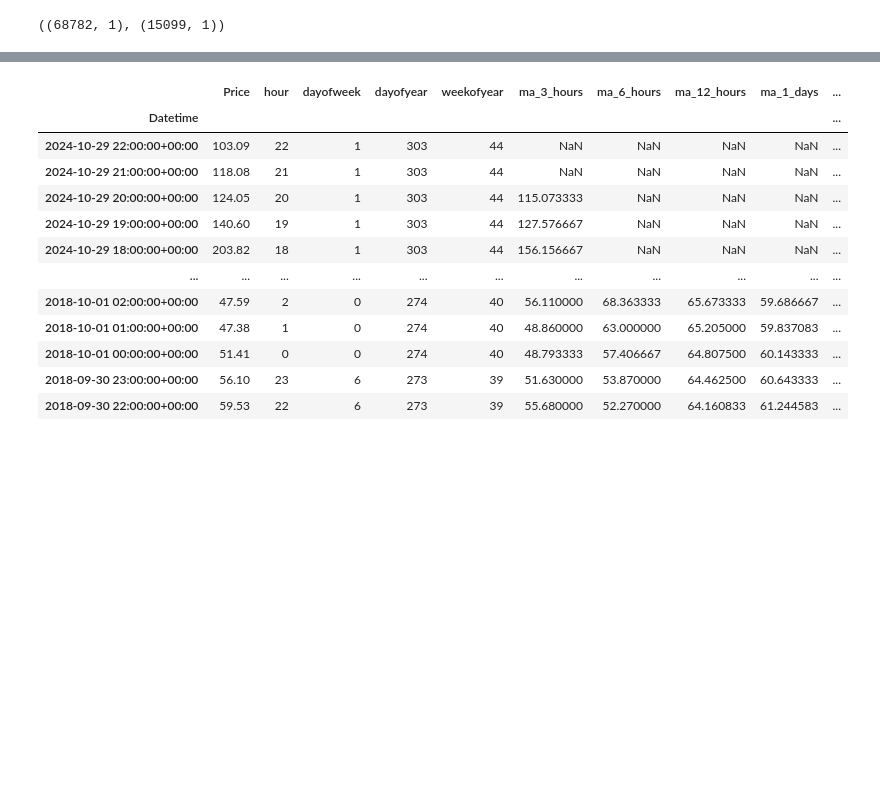
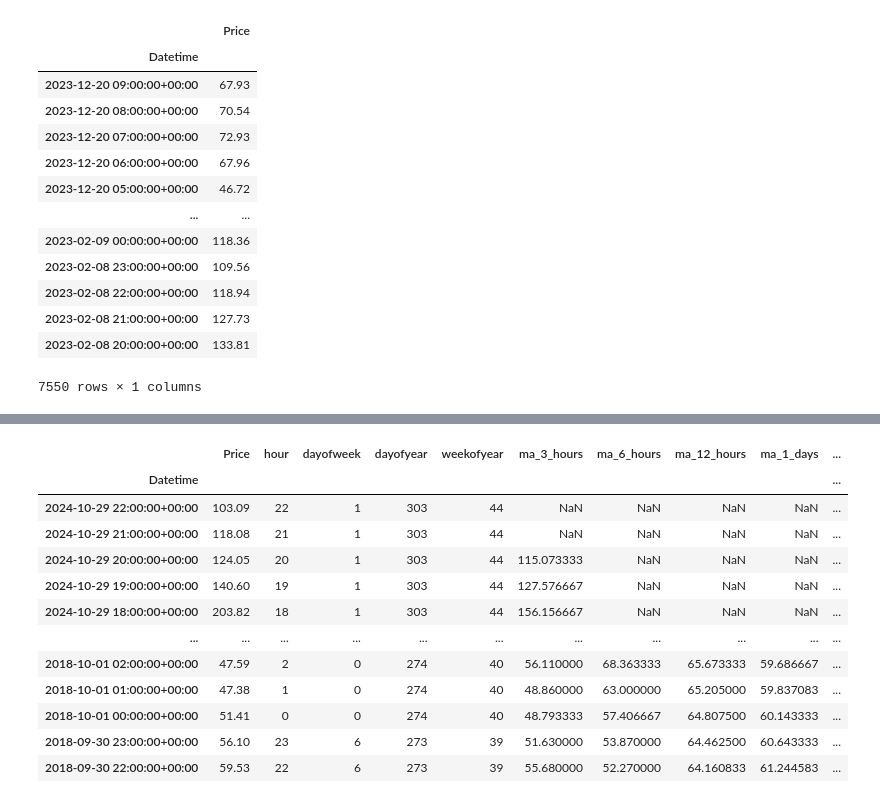
Before and after one commit to YukaNakamoto/LSDI-Project-, a Jupyter notebook: models/benchmark.ipynb, the cells around one changed output, grey strips where cells are left out. Saved outputs shown, nothing was run; the diff lists cells and outputs as text; code cells hidden in the pictures; blank space fills up the shorter version.

```diff
--- a/models/benchmark.ipynb
+++ b/models/benchmark.ipynb
@@ -13,14 +13,37 @@ df.index = pd.to_datetime(df.index)
 
 df.rename(columns={"hourly day-ahead energy price": "Price"}, inplace=True)
 # %%
-SPLIT_DATE = df.index[int(0.18 * len(df))]
+TEST_SIZE = 0.18
+
+SPLIT_DATE_EVAL = df.index[int(TEST_SIZE * len(df))]
 
 
 train = df.loc[df.index < SPLIT_DATE]
-test = df.loc[df.index >= SPLIT_DATE]
+initial_test = df.loc[df.index >= SPLIT_DATE]
 
-train.shape, test.shape
+
+test_eval_split = int(len(initial_test) / 2)
+
+SPLIT_DATE_TEST = df.index[int(TEST_SIZE * len(df)) - test_eval_split - 1]
+
+test = initial_test.iloc[:test_eval_split]
+eval = initial_test.iloc[test_eval_split:]
+
+eval
 # %% [output]
+|  | Price |
+| Datetime |  |
+| 2023-12-20 09:00:00+00:00 | 67.93 |
+| 2023-12-20 08:00:00+00:00 | 70.54 |
+| 2023-12-20 07:00:00+00:00 | 72.93 |
+| 2023-12-20 06:00:00+00:00 | 67.96 |
+| 2023-12-20 05:00:00+00:00 | 46.72 |
+| ... | ... |
+| 2023-02-09 00:00:00+00:00 | 118.36 |
+| 2023-02-08 23:00:00+00:00 | 109.56 |
+| 2023-02-08 22:00:00+00:00 | 118.94 |
+| 2023-02-08 21:00:00+00:00 | 127.73 |
+| 2023-02-08 20:00:00+00:00 | 133.81 |
-((68782, 1), (15099, 1))
+7550 rows × 1 columns
 # %%
 fig, ax = plt.subplots(figsize=(15, 5))
```
Also changed, not shown: parts of 11 cells of this notebook.
